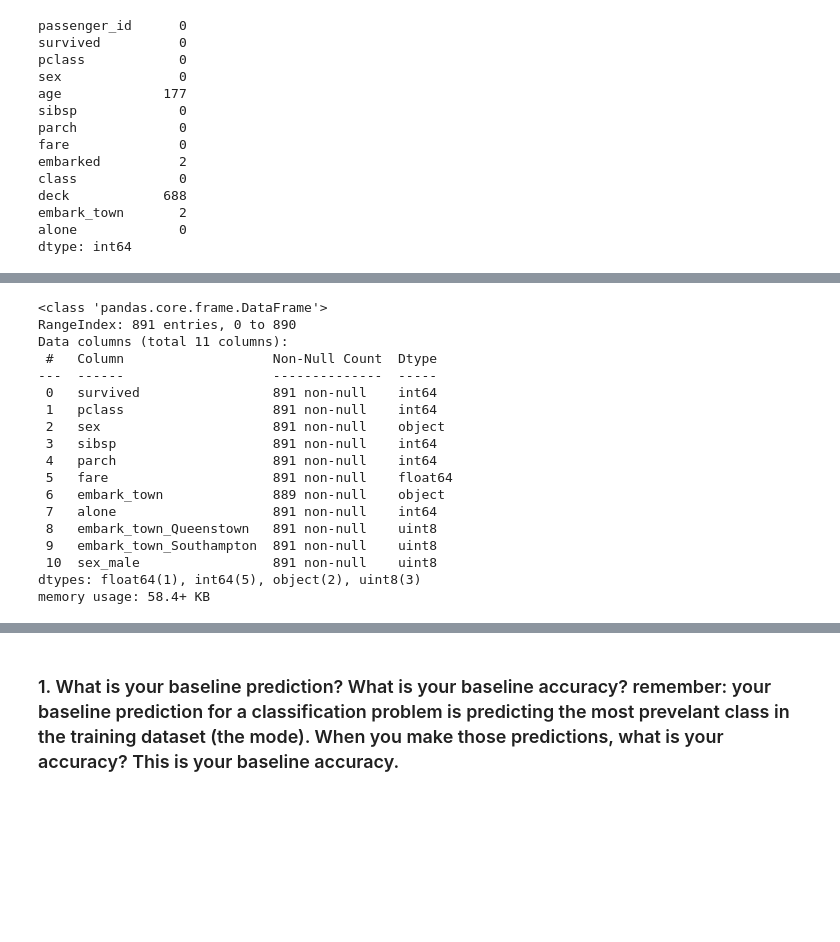
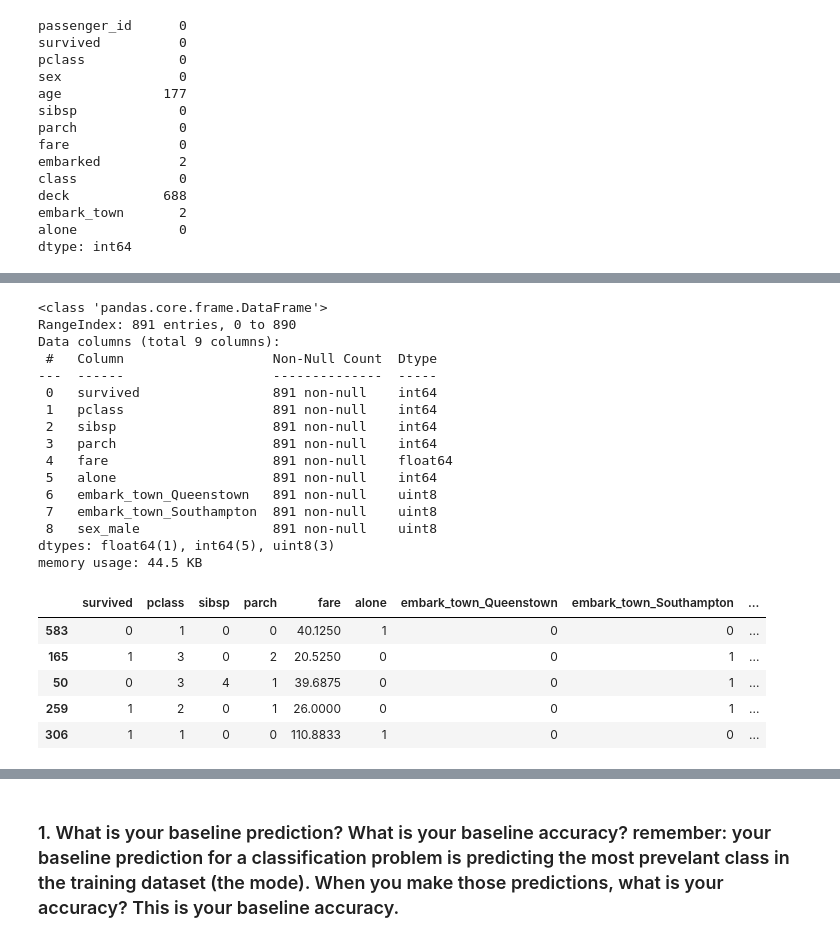
Before and after one commit to segovialori/classification_exercises, a Jupyter notebook: model.ipynb, the cells around one changed output, grey strips where cells are left out. Saved outputs shown, nothing was run; the diff lists cells and outputs as text; code cells hidden in the pictures; blank space fills up the shorter version.

Commit message:
random forest exercises

```diff
--- a/model.ipynb
+++ b/model.ipynb
@@ -102,26 +75,48 @@ df.sample(2)
 # %%
 #drop columns
-df = df.drop(columns=['deck', 'passenger_id', 'embarked','age', 'class'])
+df = df.drop(columns=['deck', 'sex', 'passenger_id', 'embarked','embark_town', 'age', 'class'])
+
+
 df.info()
 # %% [output]
 <class 'pandas.core.frame.DataFrame'>
 RangeIndex: 891 entries, 0 to 890
-Data columns (total 11 columns):
+Data columns (total 9 columns):
  #   Column                   Non-Null Count  Dtype
 ---  ------                   --------------  -----
  0   survived                 891 non-null    int64
  1   pclass                   891 non-null    int64
- 2   sex                      891 non-null    object
- 3   sibsp                    891 non-null    int64
- 4   parch                    891 non-null    int64
- 5   fare                     891 non-null    float64
- 6   embark_town              889 non-null    object
- 7   alone                    891 non-null    int64
- 8   embark_town_Queenstown   891 non-null    uint8
- 9   embark_town_Southampton  891 non-null    uint8
- 10  sex_male                 891 non-null    uint8
-dtypes: float64(1), int64(5), object(2), uint8(3)
-memory usage: 58.4+ KB
+ 2   sibsp                    891 non-null    int64
+ 3   parch                    891 non-null    int64
+ 4   fare                     891 non-null    float64
+ 5   alone                    891 non-null    int64
+ 6   embark_town_Queenstown   891 non-null    uint8
+ 7   embark_town_Southampton  891 non-null    uint8
+ 8   sex_male                 891 non-null    uint8
+dtypes: float64(1), int64(5), uint8(3)
+memory usage: 44.5 KB
+# %%
+def train_validate_test_split(df, seed=123):
+    train_and_validate, test = train_test_split(
+        df, test_size=0.2, random_state=seed, stratify=df.survived
+    )
+    train, validate = train_test_split(
+        train_and_validate,
+        test_size=0.3,
+        random_state=seed,
+        stratify=train_and_validate.survived,
+    )
+    return train, validate, test
+# %%
+train, validate, test = train_validate_test_split(df)
+train.head()
+# %% [output]
+|  | survived | pclass | sibsp | parch | fare | alone | embark_town_Queenstown | embark_town_Southampton | ... |
+| 583 | 0 | 1 | 0 | 0 | 40.1250 | 1 | 0 | 0 | ... |
+| 165 | 1 | 3 | 0 | 2 | 20.5250 | 0 | 0 | 1 | ... |
+| 50 | 0 | 3 | 4 | 1 | 39.6875 | 0 | 0 | 1 | ... |
+| 259 | 1 | 2 | 0 | 1 | 26.0000 | 0 | 0 | 1 | ... |
+| 306 | 1 | 1 | 0 | 0 | 110.8833 | 1 | 0 | 0 | ... |
 # %%
 train_validate, test = train_test_split(df, test_size=.2,
                                         random_state=123,
```
Also changed, not shown: parts of 78 cells of this notebook.
